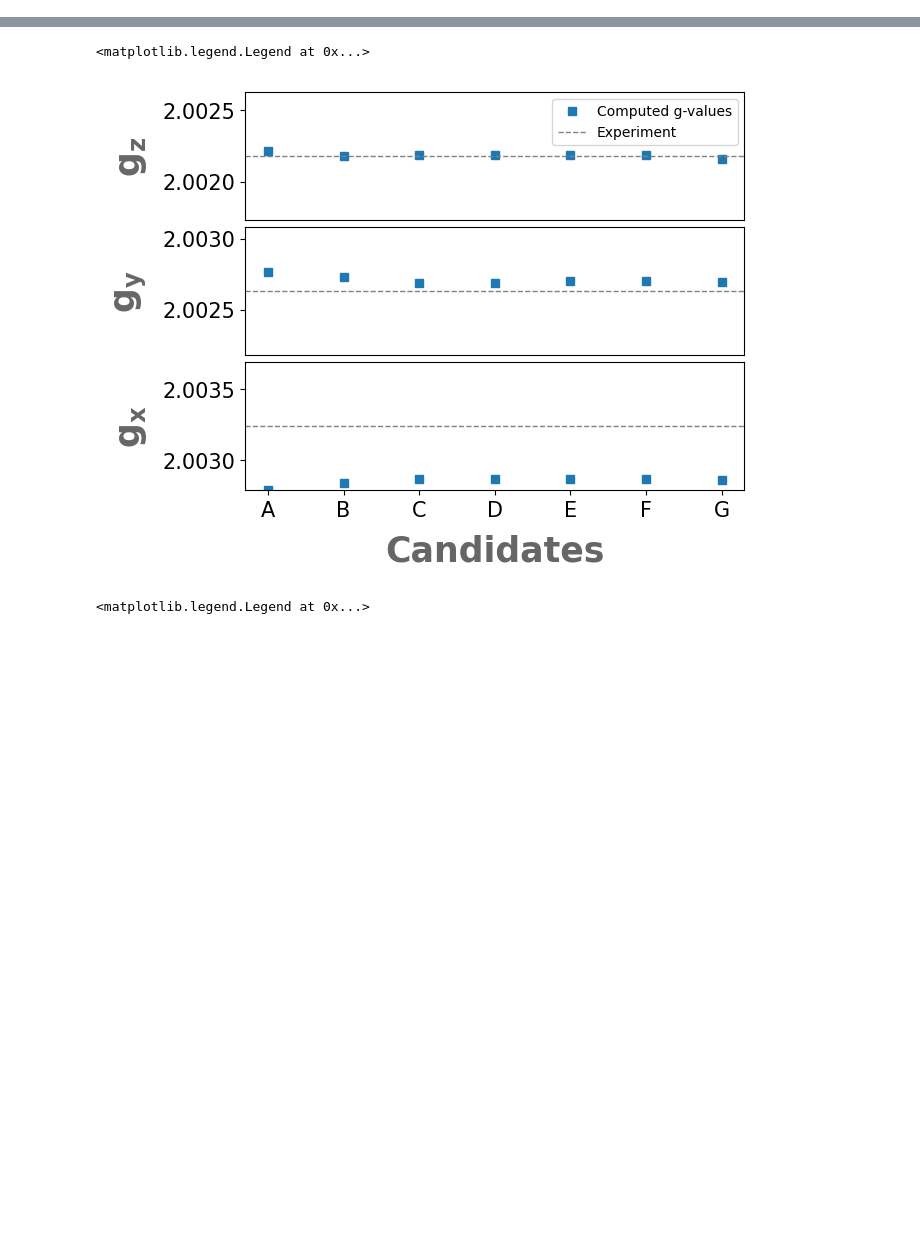
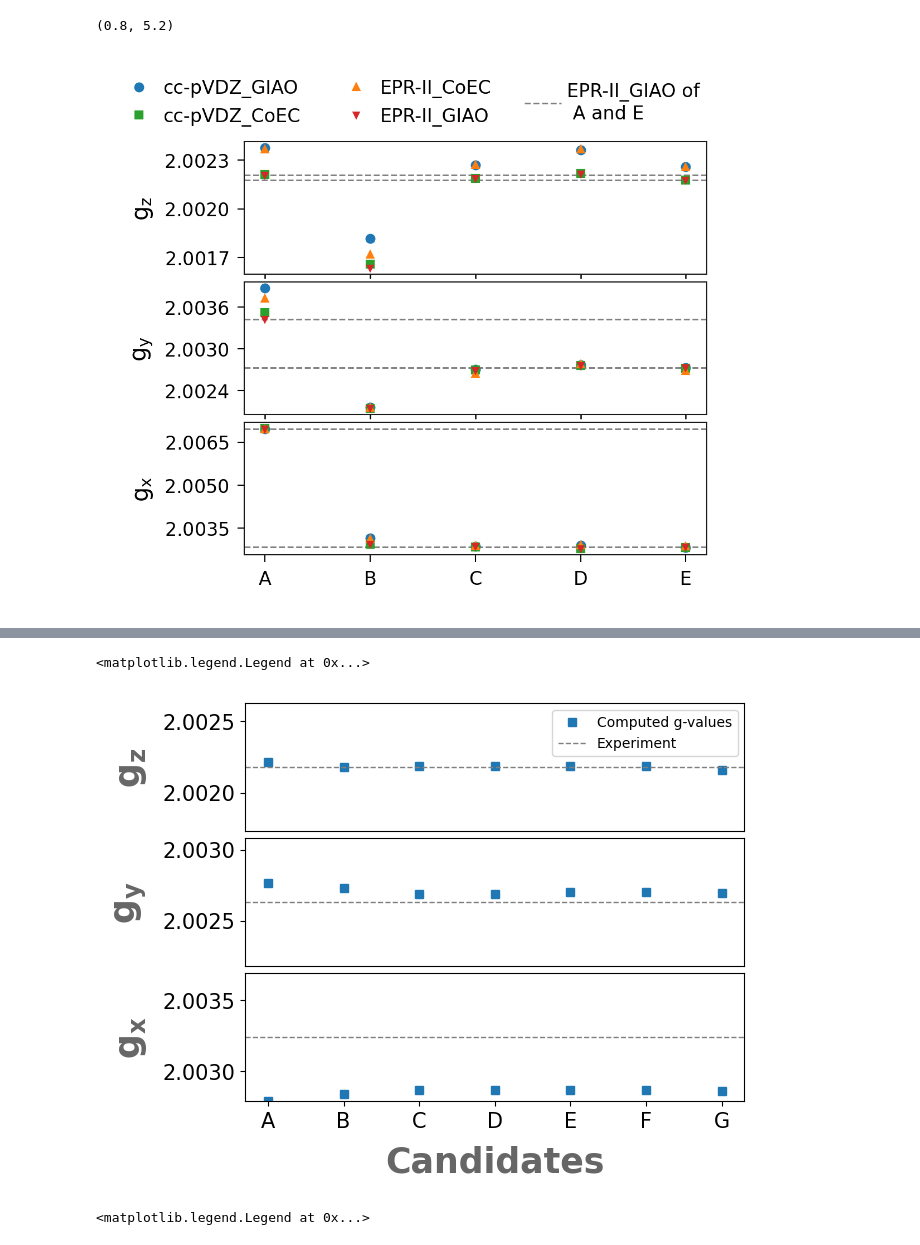
Before and after one commit to graeter-group/g-tensors-PPEpaper, a Jupyter notebook: analysis/show_results.ipynb, the cells around one changed output, grey strips where cells are left out. Saved outputs shown, nothing was run; the diff lists cells and outputs as text; code cells hidden in the pictures; blank space fills up the shorter version.

```diff
--- a/analysis/show_results.ipynb
+++ b/analysis/show_results.ipynb
@@ -27,0 +39,78 @@ vals = extract_values('../', exclude=['../9_0-Rhop_FarRad1'])
+# %%
+sp.ax[0].get_xlim()
+# %% [output]
+(0.8, 5.2)
+# %%
+fig, ax = plt.subplots(3,1)
+xlim = (0.8, 5.2)
+sp = StandardPlotter(fig=fig, ax=ax, ax_pref={'sci_not':True, 'xlim': xlim})
+
+new_order = ['#1f77b4', '#2ca02c', '#ff7f0e', '#d62728']
+sp.change_general_pars({'axes.prop_cycle': mpl.cycler(color=new_order)})
+yticks = [[2.0017, 2.0020, 2.0023],
+          [2.0024, 2.0030, 2.0036],
+          [2.0035, 2.0050, 2.0065]]
+
+xyz_lab = ['x', 'y', 'z']
+
+for i in [0, 1, 2]: #x, y, z
+    # Add used values
+    sp.plot_data(xlims,
+                 [vals[:, :, 2 - i].T[3][0]]*2,
+                 ax=i,
+                 pstyle='--',
+                 color_plot='gray',
+                 lw =0.7,
+                 data_label='EPR-II_GIAO of\n A and E')
+    sp.plot_data(xlims,
+                 [vals[:, :, 2 - i].T[3][-1]]*2,
+                 ax=i,
+                 pstyle='--',
+                 color_plot='gray',
+                 lw =0.7)
+
+    sp.plot_data(vals[:, :, 2 - i].T, ax=i,
+                 pstyle=['o', 's', '^', 'v'],
+                 data_label=['cc-pVDZ_GIAO',
+                             'cc-pVDZ_CoEC',
+                             'EPR-II_CoEC',
+                             'EPR-II_GIAO'],
+                 markersize=np.array([5.5, 4.5, 4, 3.5])*0.6)
+
+    sp.axis_setter(ax=i,
+                   ylabel=r'g$_{\rm{ ' + xyz_lab[2 - i] +'}}$',
+                   xminor=[1,2,3, 4, 5],
+                   xticks=[],
+                   yticks=yticks[i])
+
+# Setting axis
+sp.ax[2].set_xticks(range(1, len(vals)+1),
+                    uppercase_letters[:len(vals)])
+sp.spaces[0].set_axis(axes=sp.ax, rows_cols=(3, 1),
+                      borders=[[0.2, 0.075], [0.99, 0.86]],
+                      spaces=[0.015, 0.015])
+handles, labels = sp.ax[0].get_legend_handles_labels()
+line_hand, line_label = handles[0], labels[0]
+handles = [handles[i +1 ] for i in range(len(handles) - 1)]
+labels =  [labels[i +1 ] for i in range(len(labels) - 1)]
+space = sp.add_space()
+legend = sp.spaces[0].frame.legend(handles,
+                        labels,
+                        loc='center left',
+                        bbox_to_anchor=(-0.04, 0.935),
+                        ncols=2,
+                        fontsize=8,
+                        handletextpad=0.3)
+legend2 = sp.spaces[1].frame.legend([line_hand],
+                        [line_label],
+                        loc='center left',
+                        bbox_to_anchor=(0.65, 0.935),
+                        ncols=3,
+                        fontsize=8,
+                        handletextpad=0.3)
+legend.get_frame().set_alpha(0)
+legend2.get_frame().set_alpha(0)
+#sp.ax[0].xaxis.label.set_size(10)
+#sp.spaces[0].show_frame(majordelta=0.1, minordelta=0.025)
+# %% [output]
+[figure, added]
```
Also changed, not shown: parts of 9 cells of this notebook, 11 other files.
